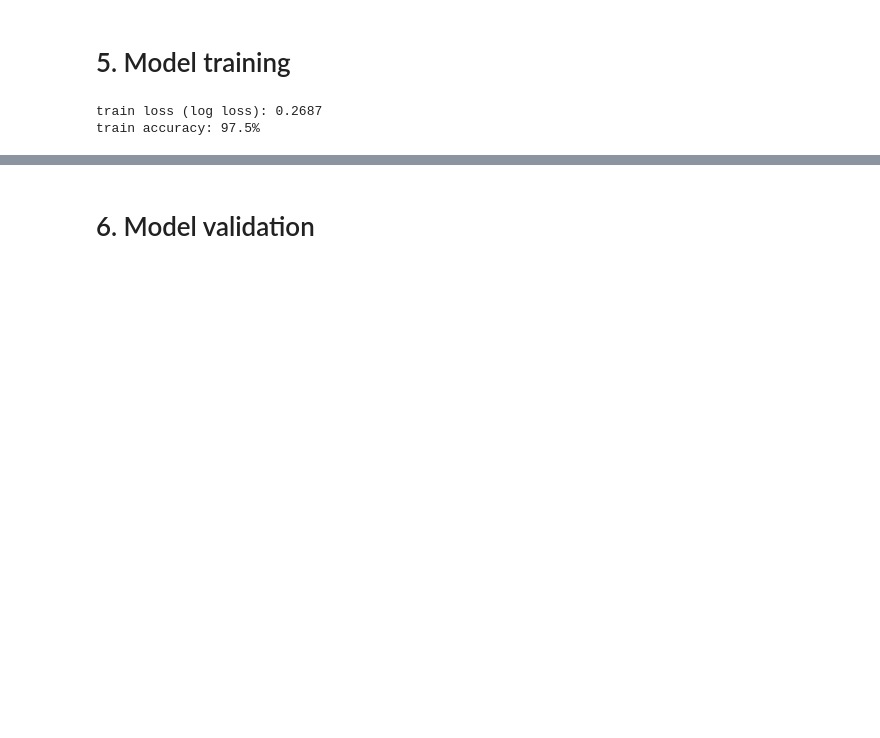
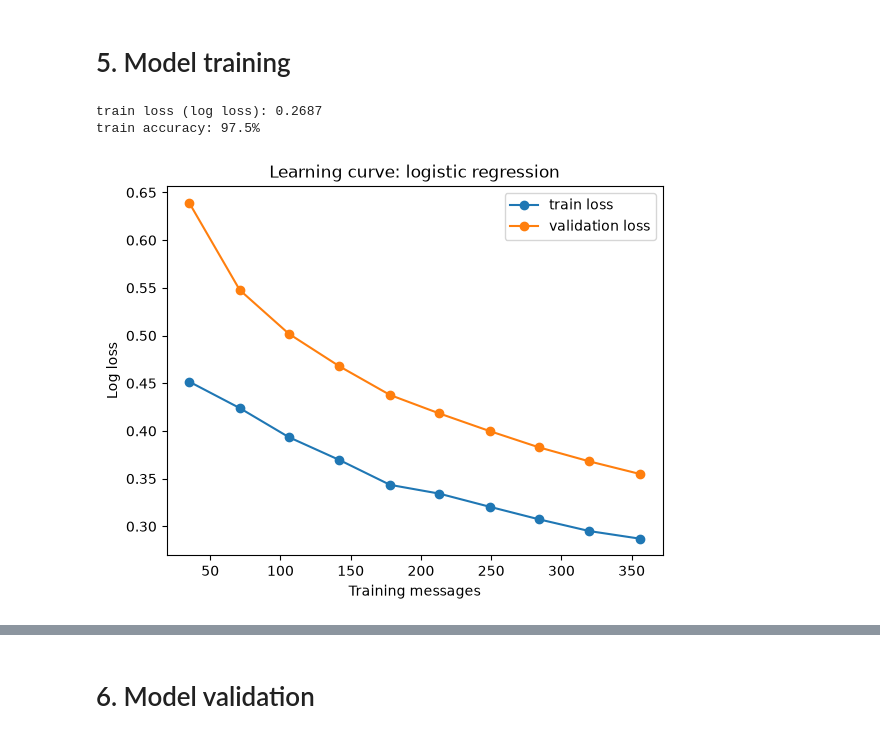
Before and after one commit to SomeoneElseSt/cs-156, a Jupyter notebook: assignment-1/implementation.ipynb, the cells around one changed output, grey strips where cells are left out. Saved outputs shown, nothing was run; the diff lists cells and outputs as text; code cells hidden in the pictures; blank space fills up the shorter version.

```diff
--- a/assignment-1/implementation.ipynb
+++ b/assignment-1/implementation.ipynb
@@ -307,3 +338,27 @@ print(f"train accuracy: {model.score(X_train, train['label']):.1%}")
 # %% [output]
 train loss (log loss): 0.2687
 train accuracy: 97.5%
+# %%
+# Wanted to see if the model learnt mostly early or if more data helps
+# The plots below train on a increasing number of messages and plots the log loss
+# There is a clear downward curve, suggesting more data would could take the loss down further
+import matplotlib.pyplot as plt
+import numpy as np
+from sklearn.model_selection import learning_curve
+
+train_sizes, train_scores, validation_scores = learning_curve(
+    LogisticRegression(), X_train, train["label"],
+    train_sizes=np.linspace(0.1, 1.0, 10), cv=5, scoring="neg_log_loss",
+)
+
+plt.plot(train_sizes, -train_scores.mean(axis=1), marker="o", label="train loss")
+plt.plot(train_sizes, -validation_scores.mean(axis=1), marker="o", label="validation loss")
+plt.xlabel("Training messages")
+plt.ylabel("Log loss")
+plt.title("Learning curve: logistic regression")
+plt.legend()
+Path("figures").mkdir(exist_ok=True)
+plt.savefig("figures/learning_curve_logistic.png", dpi=150, bbox_inches="tight")
+plt.show()
+# %% [output]
+[figure, added]
```
Also changed, not shown: parts of 14 cells of this notebook, 5 other files.
